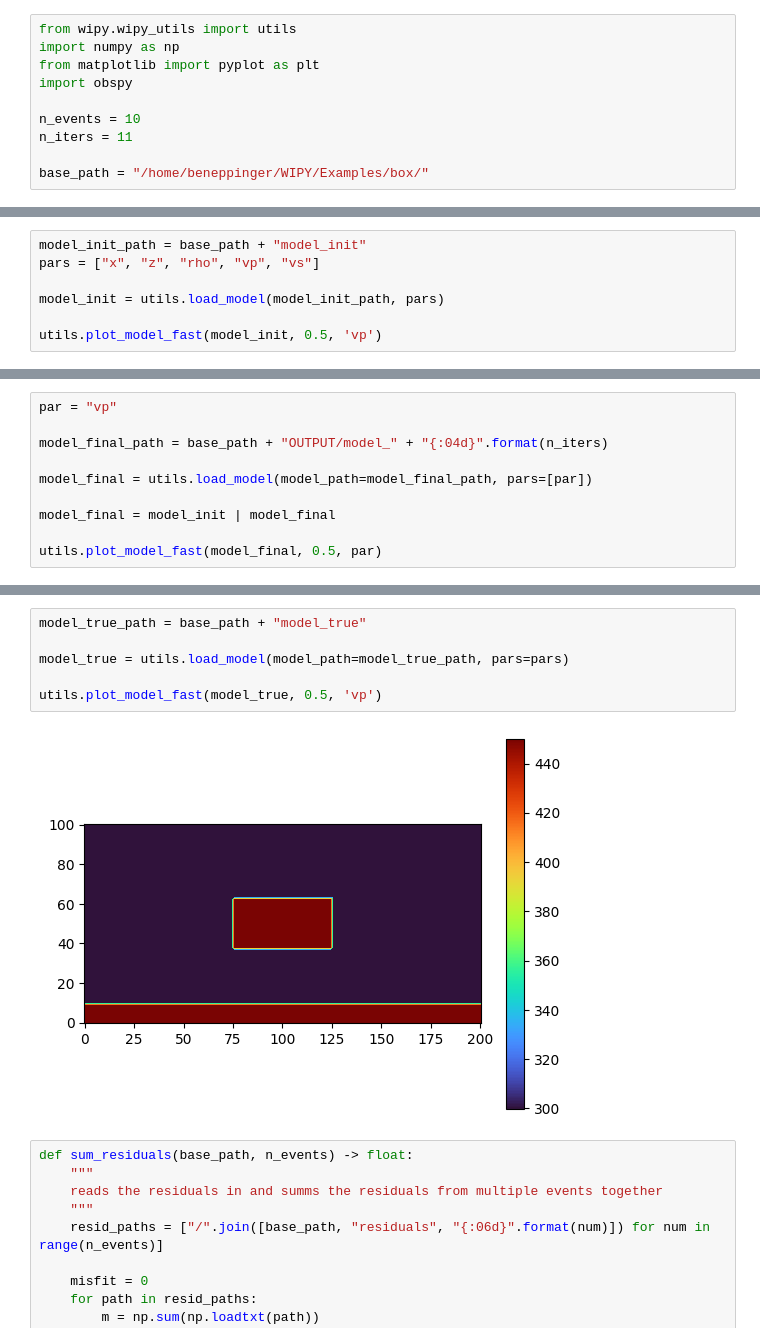
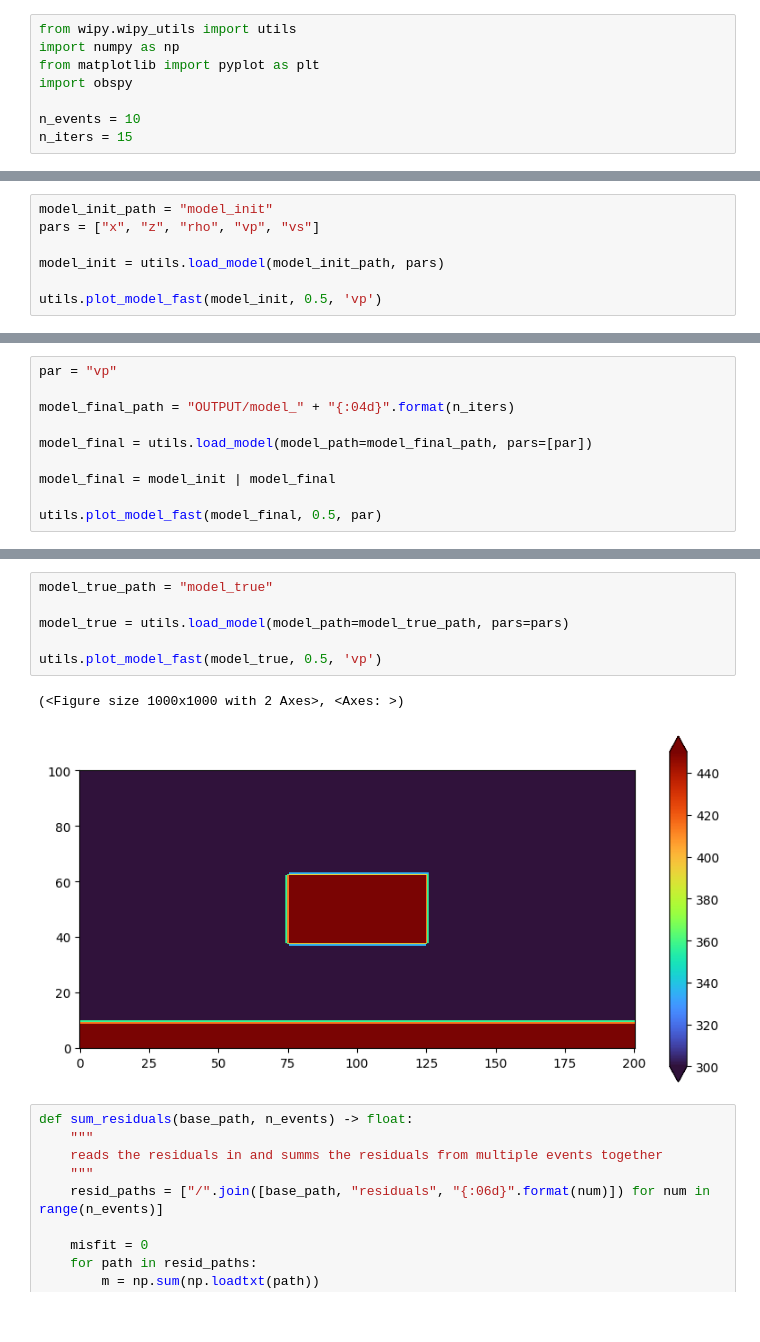
Before and after one commit to Ben-J-Eppinger/WIPY, a Jupyter notebook: Examples/box/output_analysis.ipynb, the cells around one changed output, grey strips where cells are left out. Cells and saved outputs as stored; diff of their text form.

```diff
--- a/Examples/box/output_analysis.ipynb
+++ b/Examples/box/output_analysis.ipynb
@@ -5,7 +5,5 @@ from matplotlib import pyplot as plt
 import obspy
 
 n_events = 10
-n_iters = 11
-
-base_path = "/home/beneppinger/WIPY/Examples/box/"
+n_iters = 15
 # %%
@@ -38,5 +23,5 @@ plt.gca().invert_yaxis()
 # %%
-model_init_path = base_path + "model_init"
+model_init_path = "model_init"
 pars = ["x", "z", "rho", "vp", "vs"]
 
 model_init = utils.load_model(model_init_path, pars)
@@ -47,7 +33,7 @@ utils.plot_model_fast(model_init, 0.5, 'vp')
 # %%
 par = "vp"
 
-model_final_path = base_path + "OUTPUT/model_" + "{:04d}".format(n_iters)
+model_final_path = "OUTPUT/model_" + "{:04d}".format(n_iters)
 
 model_final = utils.load_model(model_path=model_final_path, pars=[par])
 
@@ -59,11 +46,12 @@ utils.plot_model_fast(model_final, 0.5, par)
 # %%
-model_true_path = base_path + "model_true"
+model_true_path = "model_true"
 
 model_true = utils.load_model(model_path=model_true_path, pars=pars)
 
 utils.plot_model_fast(model_true, 0.5, 'vp')
 # %% [output]
+(<Figure size 1000x1000 with 2 Axes>, <Axes: >)
-[figure, old version]
+[figure, new version]
 # %%
 def sum_residuals(base_path, n_events) -> float:
     """
```
Also changed, not shown: parts of 6 cells of this notebook, 1 other file.
